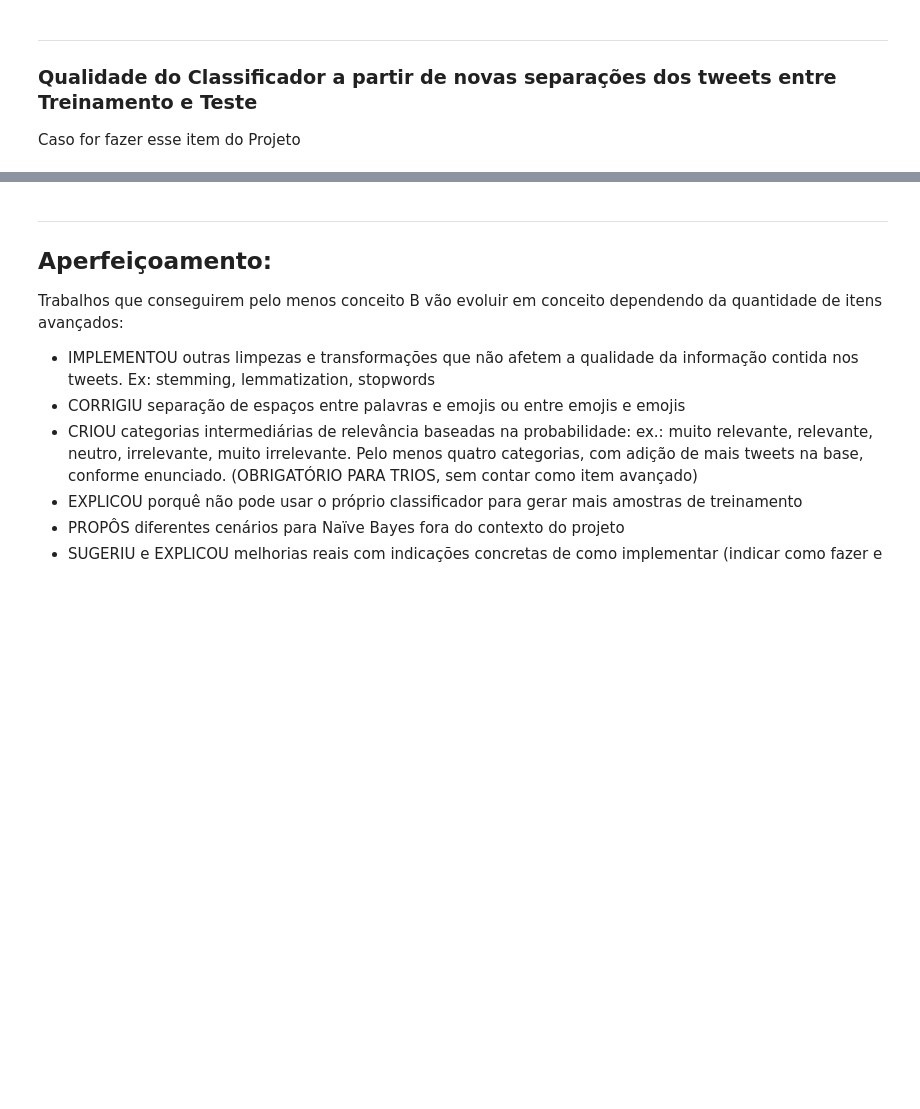
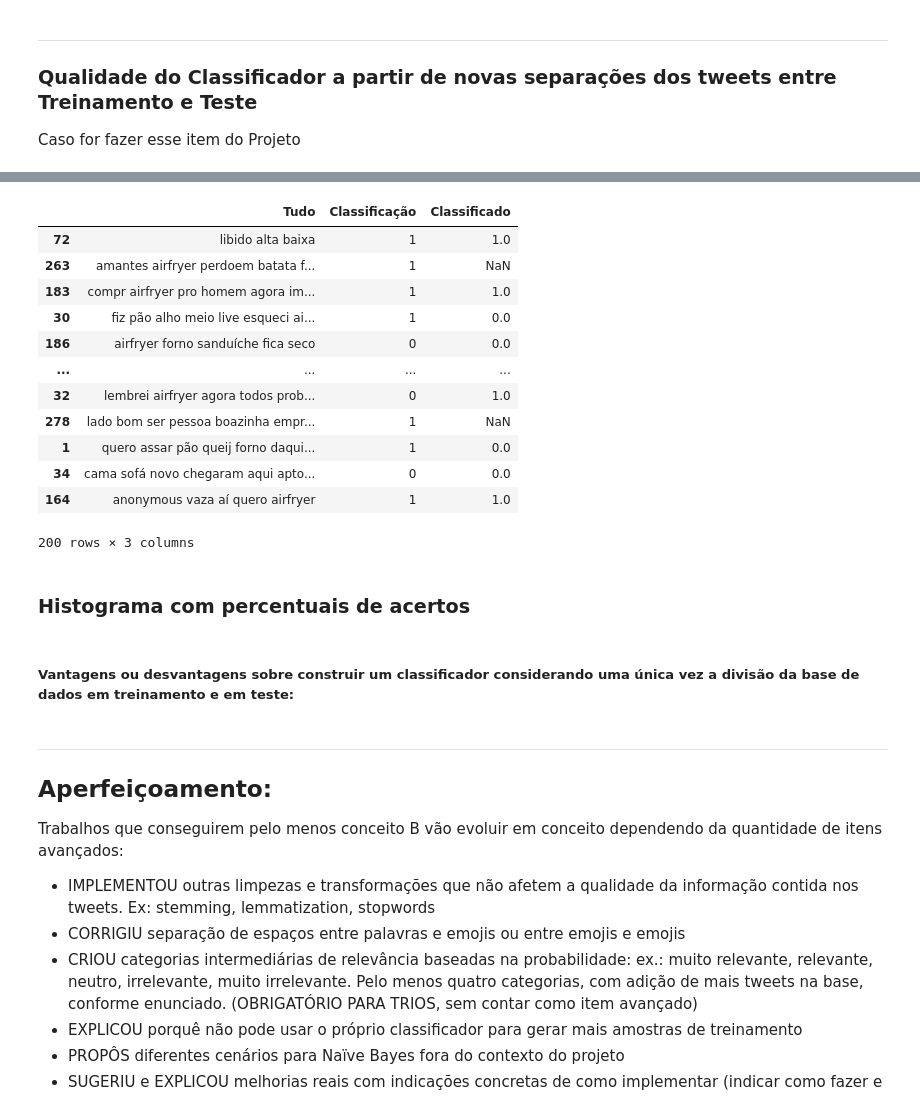
Before and after one commit to LinkolnR/Proj1Cdados, a Jupyter notebook: Projeto1_Layout_Classificador.ipynb, the cells around one changed output, grey strips where cells are left out. Cells and saved outputs as stored; diff of their text form; code cells hidden in the pictures; blank space fills up the shorter version.

```diff
--- a/Projeto1_Layout_Classificador.ipynb
+++ b/Projeto1_Layout_Classificador.ipynb
@@ -329,7 +268,7 @@ new = df_classificado.loc[filtro1_new]
 # %% [markdown]
 ## Extraindo as contagens para verificação de performance
 # %%
-tabela = pd.crosstab(df_classificado.Classificado, df_classificado.Classificação, normalize= True)  # tabela de porcentagens
+tabela = pd.crosstab(df.Classificado, df.Classificação, normalize= True)  # tabela de porcentagens
 tabela
 # %% [output]
 | Classificação | 0 | 1 |
@@ -387,3 +348,12 @@ ___
 ### Qualidade do Classificador a partir de novas separações dos tweets entre Treinamento e Teste
 
 Caso for fazer esse item do Projeto
+# %%
+test = pd.read_excel(filename, sheet_name = "Teste" )
+test_novo_tudo = test.rename(columns={ "Teste" : "Tudo"})
+
+train = pd.read_excel(filename,sheet_name = "Treinamento")
+train_novo_tudo = train.rename(columns={ "Treinamento" : "Tudo" })
+
+df_tudo = pd.concat([train_novo_tudo,test_novo_tudo])
+df_tudo
@@ -389,0 +374,14 @@ Caso for fazer esse item do Projeto
+# %%
+lista = []
+
+for linha in df_tudo['Tudo']:
+    limpo = cleanup(linha.lower())             # Limpa a planilha Treinamento e tira as letras maiúsculas
+    a = limpo.split()
+    b = retirar_stopwords(a)
+    limpo = ' '.join(b)
+    lista.append(limpo)
+
+serie = pd.Series(lista)                 # Transforma a coluna da planilha Treinamento em Series
+df_tudo['Tudo'] = serie
+
+df_tudo.head()
@@ -390,3 +395,41 @@ Caso for fazer esse item do Projeto
+# %%
+from sklearn.model_selection import train_test_split
+def separa_dataframe(df):
+    train, test_new = train_test_split(df_tudo, test_size=200)
+    return train, test_new
+# %%
+lista_da_acuracia = []
+
+for i in range(100):
+
+    datas = separa_dataframe(df_tudo)
+    train = datas[0]
+    test_new = datas[1]
+    df = classificador(test_new, test_new["Tudo"])
+
+    tabela_nova = pd.crosstab(df.Classificado, df.Classificação, normalize= True)
+    acuracia = tabela_nova.iloc[1,1]*100 + tabela_nova.iloc[0,0]*100
+    lista_da_acuracia.append(acuracia)
+
+print(lista_da_acuracia)
+# %% [output]
+|  | Tudo | Classificação | Classificado |
+| 72 | libido alta baixa | 1 | 1.0 |
+| 263 | amantes airfryer perdoem batata f... | 1 | NaN |
+| 183 | compr airfryer pro homem agora im... | 1 | 1.0 |
+| 30 | fiz pão alho meio live esqueci ai... | 1 | 0.0 |
+| 186 | airfryer forno sanduíche fica seco | 0 | 0.0 |
+| ... | ... | ... | ... |
+| 32 | lembrei airfryer agora todos prob... | 0 | 1.0 |
+| 278 | lado bom ser pessoa boazinha empr... | 1 | NaN |
+| 1 | quero assar pão queij forno daqui... | 1 | 0.0 |
+| 34 | cama sofá novo chegaram aqui apto... | 0 | 0.0 |
+| 164 | anonymous vaza aí quero airfryer | 1 | 1.0 |
+200 rows × 3 columns
+# %% [markdown]
+### Histograma com percentuais de acertos
+# %% [markdown]
+##### Vantagens ou desvantagens sobre construir um classificador considerando uma única vez a divisão da base de dados em treinamento e em teste:
 # %% [markdown]
 ___
 ## Aperfeiçoamento:
```
Also changed, not shown: parts of 34 cells of this notebook.
